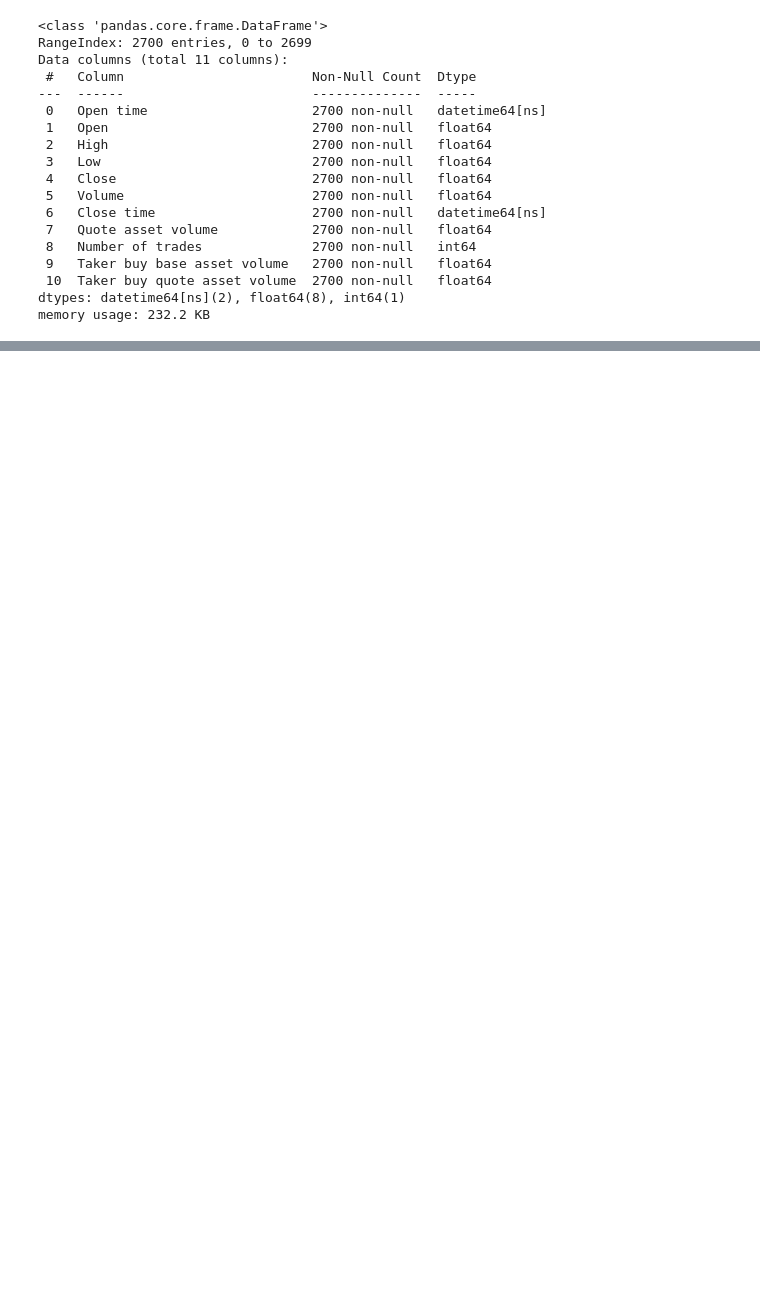
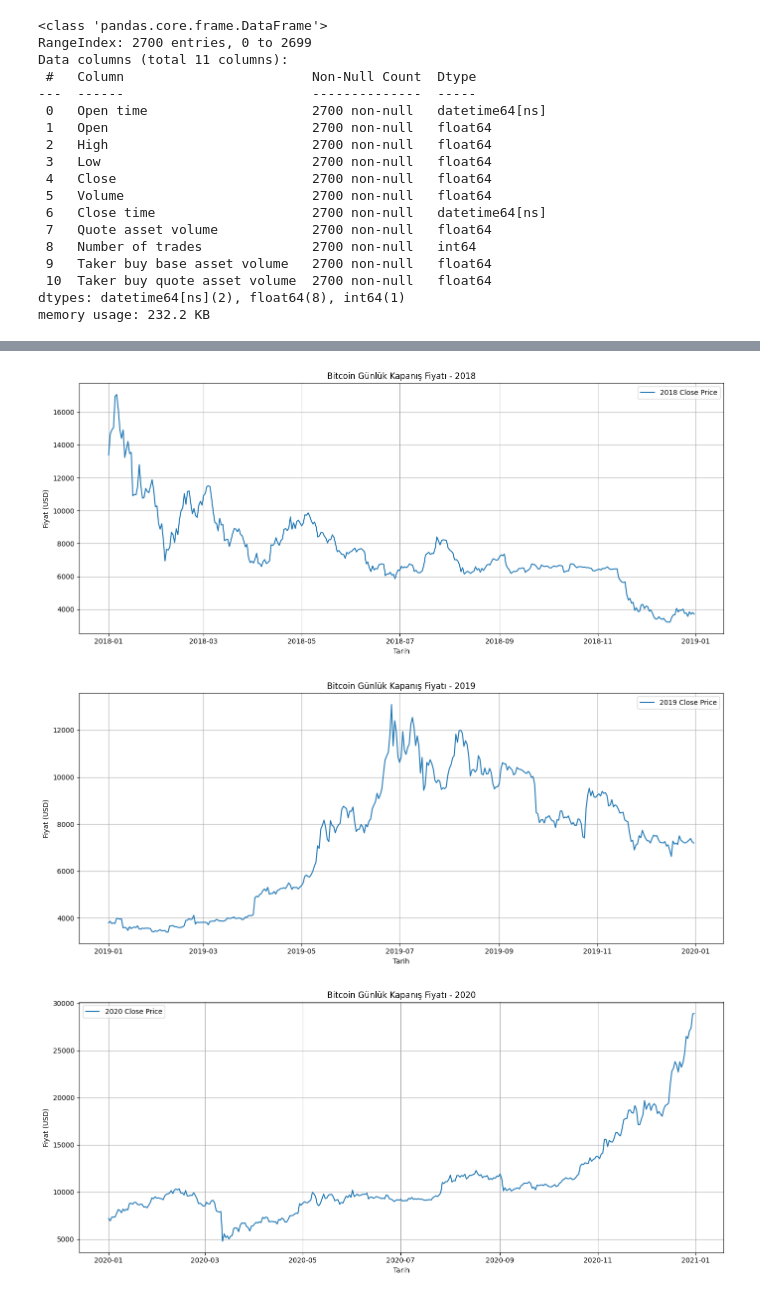
Before and after one commit to Nursenau/sisterslab_final_project, a Jupyter notebook: bitcoin.ipynb, the cells around one changed output, grey strips where cells are left out. Saved outputs shown, nothing was run; the diff lists cells and outputs as text; code cells hidden in the pictures; blank space fills up the shorter version.

```diff
--- a/bitcoin.ipynb
+++ b/bitcoin.ipynb
@@ -126,0 +194,23 @@ memory usage: 232.2 KB
+# %%
+# Yıl sütunu ekleyelim
+df['Year'] = df['Open time'].dt.year
+
+# Her yıl için ayrı grafik çizelim
+unique_years = df['Year'].unique()
+
+for year in sorted(unique_years):
+    df_year = df[df['Year'] == year]
+
+    plt.figure(figsize=(14,6))
+    plt.plot(df_year['Open time'], df_year['Close'], label=f'{year} Close Price')
+    plt.title(f'Bitcoin Günlük Kapanış Fiyatı - {year}')
+    plt.xlabel('Tarih')
+    plt.ylabel('Fiyat (USD)')
+    plt.legend()
+    plt.grid(True)
+    plt.tight_layout()
+    plt.show()
+# %% [output]
+[figure, added]
+[figure, added]
+[figure, added]
```
Also changed, not shown: parts of 22 cells of this notebook.
